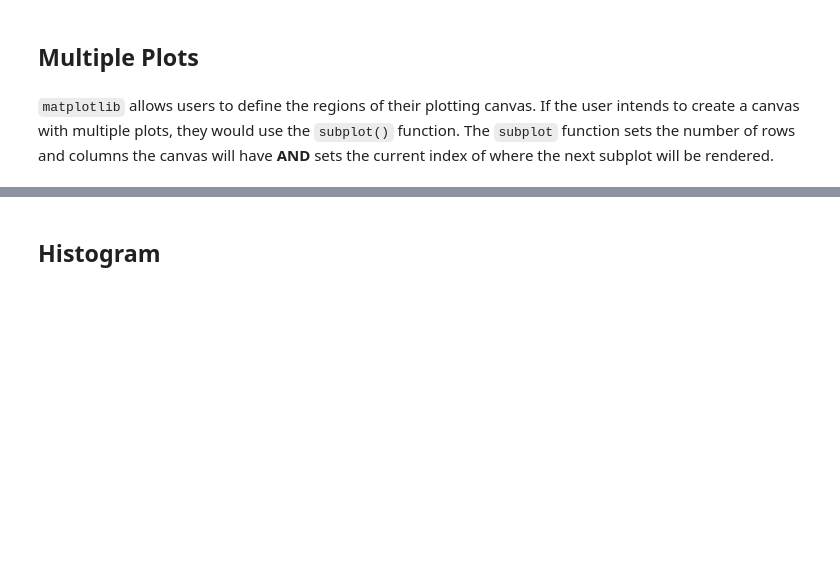
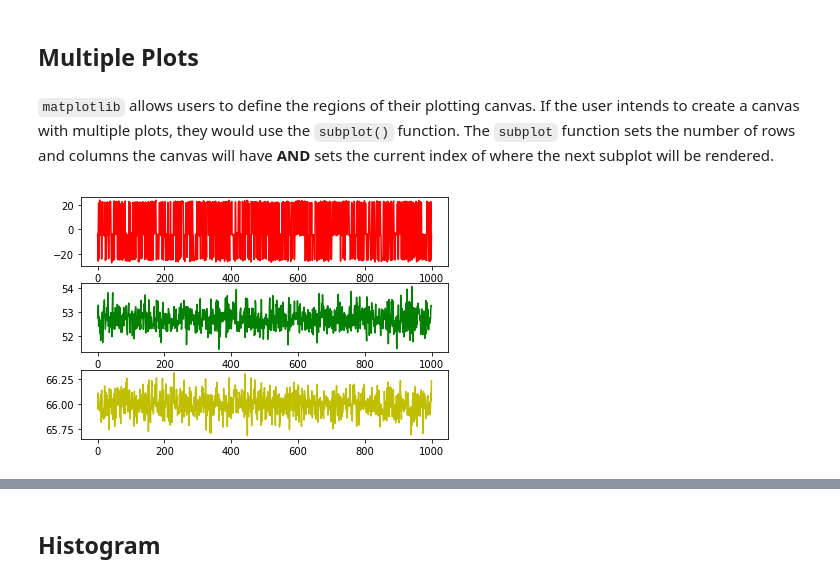
Before and after one commit to betteridiot/b575f18, a Jupyter notebook: Data_viz.ipynb, the cells around one changed output, grey strips where cells are left out. Drawn from its saved outputs; the diff is of its cells as text; code cells hidden in the pictures; blank space fills up the shorter version.

```diff
--- a/Data_viz.ipynb
+++ b/Data_viz.ipynb
@@ -125,14 +139,22 @@ plt.show()
 # %%
 plt.figure(1)
 
 # Plot all three columns from df in different subplots
 # Rows first index (top-left)
 plt.subplot(311)
-plt.plot()
+plt.plot(df.gauss_mix, 'r')
+
+plt.subplot(312)
+plt.plot(df.control, 'g')
+
+plt.subplot(313)
+plt.plot(df.treatment, 'y')
 
 # Some plot configuration
 plt.subplots_adjust(top=.92, bottom=.08, left=.1, right=.95, hspace=.25, wspace=.35)
 plt.show()
+# %% [output]
+[figure, added]
 # %%
 # Temporary styles
 with plt.style.context(('ggplot')):
```
Also changed, not shown: parts of 17 cells of this notebook.
